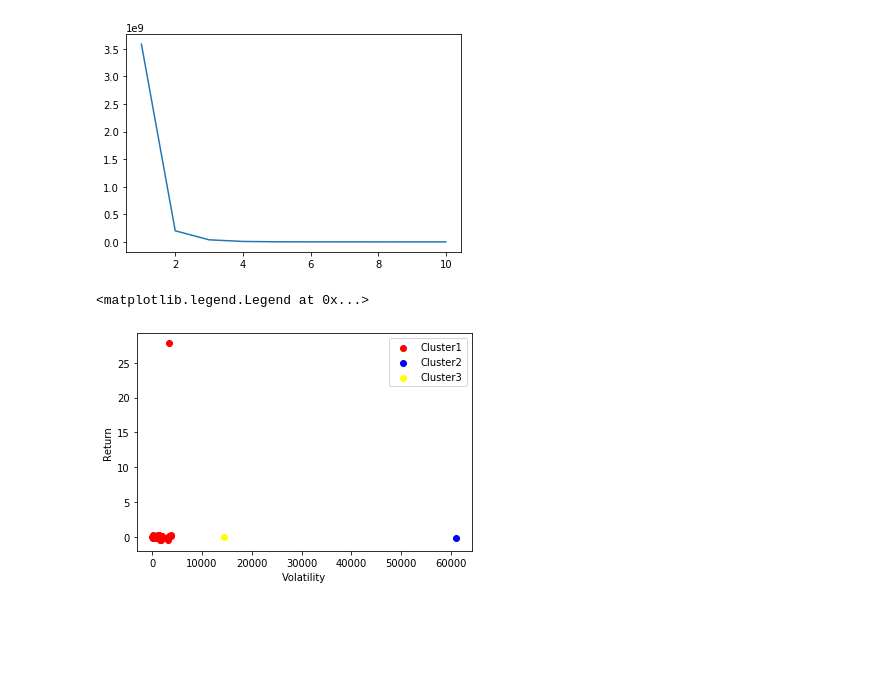
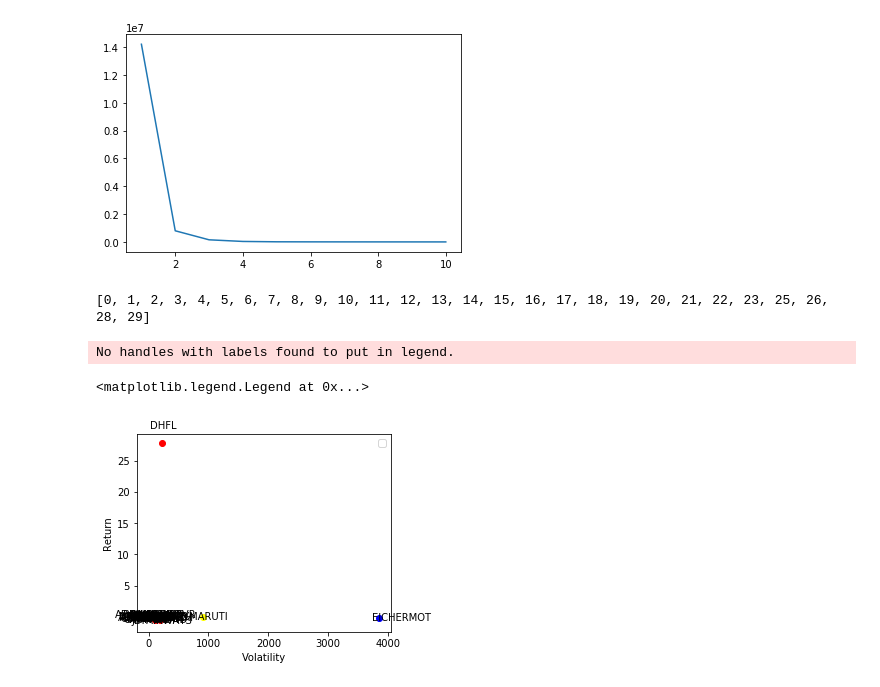
Before and after one commit to pahwa1902/LearMachineLearning, a Jupyter notebook: Clustering.ipynb, the cells around one changed output. Cells and saved outputs as stored; diff of their text form; code cells hidden in the pictures; blank space fills up the shorter version.

```diff
--- a/Clustering.ipynb
+++ b/Clustering.ipynb
@@ -86,7 +82,7 @@ for i in range(len(columns)):
 # %%
 volatility={}
 for i in range(len(columns)):
-  volatility[columns[i]] = (data_clustering[columns[i]].std(axis=0))*mt.sqrt(252)
+  volatility[columns[i]] = (data_clustering[columns[i]].std())
 # %%
 volatility_values = [value for key,value in volatility.items()]
 average_returns = [value for key,value in average_return.items()]
@@ -107,13 +103,30 @@ plt.plot(range(1,11),wcss)
 # %%
 kmeanns = KMeans(n_clusters=3,init='k-means++',max_iter=300,n_init=10,random_state=0)
 y_means = kmeanns.fit_predict(X)
-# %%
-plt.scatter(X.iloc[y_means==0,1],X.iloc[y_means==0,0],color='red',label='Cluster1')
-plt.scatter(X.iloc[y_means==1,1],X.iloc[y_means==1,0],color='blue',label='Cluster2')
-plt.scatter(X.iloc[y_means==2,1],X.iloc[y_means==2,0],color='yellow',label='Cluster3')
-plt.xlabel('Volatility')
-plt.ylabel('Return')
-plt.legend()
-# %% [output]
-<matplotlib.legend.Legend at 0x...>
-[figure, removed]
+# %%
+print(X.iloc[y_means==0].index.tolist())
+# %% [output]
+[0, 1, 2, 3, 4, 5, 6, 7, 8, 9, 10, 11, 12, 13, 14, 15, 16, 17, 18, 19, 20, 21, 22, 23, 25, 26, 28, 29]
+# %%
+clusters = []
+for i in range(len(set(y_means))):
+  data_clusters = return_volatility.iloc[X.iloc[y_means==i].index.tolist()]
+  clusters.append(data_clusters)
+# %%
+color = ['red','blue','yellow']
+
+plt.figure(figsize=(10,8))
+ax = plt.subplot(2,2,1)
+for i in range(len(clusters)):
+  for j in range(len(clusters[i])):
+
+    ax.scatter(clusters[i].iloc[j,1],clusters[i].iloc[j,0],color=color[i])
+    ax.text(clusters[i].iloc[j,1]*(1+0.1),clusters[i].iloc[j,0]*(1+0.1),clusters[i].iloc[j,2],horizontalalignment='center',verticalalignment='center')
+  ax.set_label('Cluster'+str(i))
+plt.xlabel('Volatility')
+plt.ylabel('Return')
+ax.legend()
+# %% [output]
+No handles with labels found to put in legend.
+<matplotlib.legend.Legend at 0x...>
+[figure, added]
```
Also changed, not shown: parts of 1 cell of this notebook.
